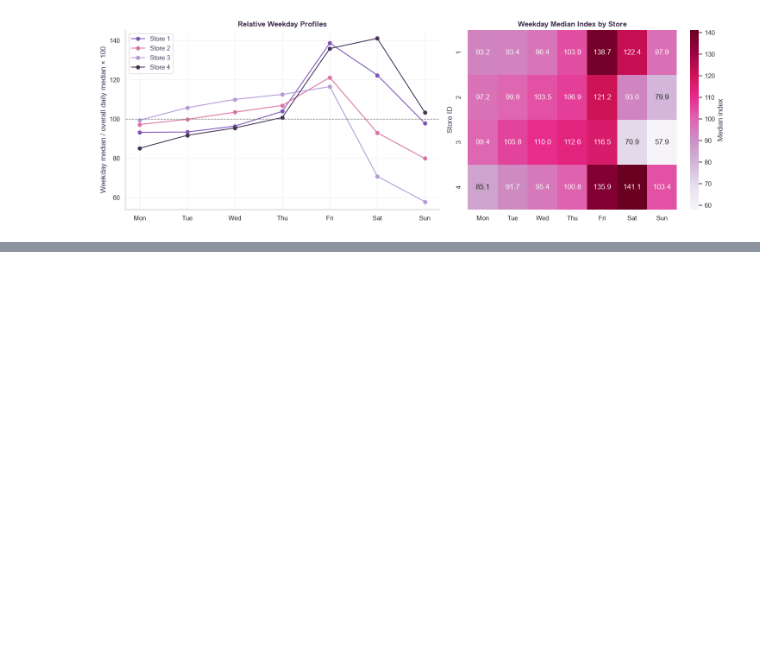
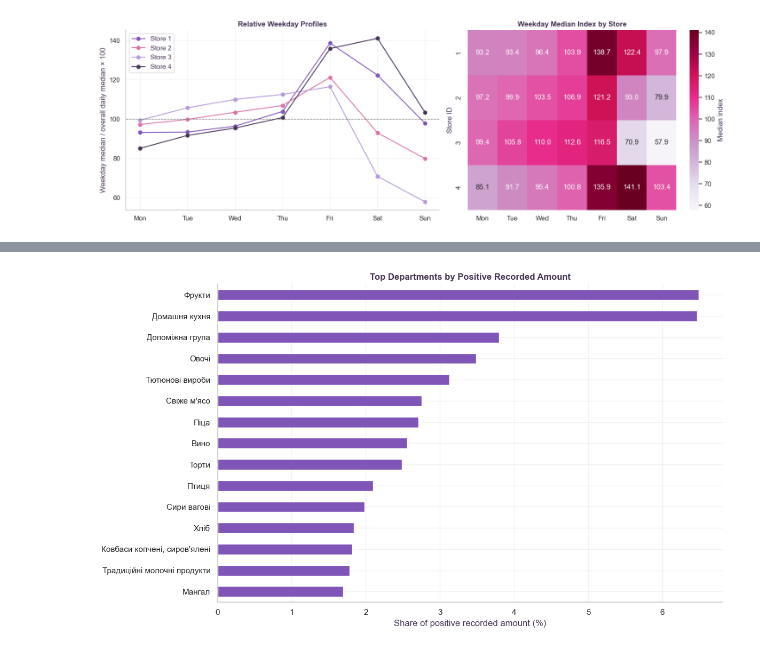
Before and after one commit to dasha-pn/forecasting-and-decision-optimization, a Jupyter notebook: notebooks/01_retail_data_audit.ipynb, the cells around one changed output, grey strips where cells are left out. Saved outputs shown, nothing was run; the diff lists cells and outputs as text; code cells hidden in the pictures; blank space fills up the shorter version.

```diff
--- a/notebooks/01_retail_data_audit.ipynb
+++ b/notebooks/01_retail_data_audit.ipynb
@@ -1175,0 +1630,78 @@ Observed days per weekday:
+# %%
+category_columns = ["dept_name", "class_name", "subclass_name"]
+
+assert catalog["item_id"].notna().all()
+assert catalog["item_id"].is_unique
+
+# Aggregate before joining to reduce memory use.
+item_amounts = (
+    sales_dev
+    .assign(
+        positive_amount=lambda d: d["sum_total"].clip(lower=0),
+        negative_amount=lambda d: d["sum_total"].clip(upper=0),
+    )
+    .groupby("item_id", observed=True)
+    .agg(
+        sales_rows=("sum_total", "size"),
+        net_amount=("sum_total", "sum"),
+        positive_amount=("positive_amount", "sum"),
+        negative_amount=("negative_amount", "sum"),
+    )
+    .reset_index()
+)
+
+item_categories = item_amounts.merge(
+    catalog[["item_id", *category_columns]],
+    on="item_id",
+    how="left",
+    validate="one_to_one",
+    indicator=True,
+)
+
+assert len(item_categories) == len(item_amounts)
+assert np.isclose(
+    item_categories["net_amount"].sum(),
+    sales_dev["sum_total"].sum(),
+)
+
+for column in category_columns:
+    item_categories[column] = (
+        item_categories[column].fillna("__UNKNOWN__")
+    )
+
+category_summary = (
+    item_categories
+    .groupby("dept_name", observed=True)
+    .agg(
+        items=("item_id", "size"),
+        sales_rows=("sales_rows", "sum"),
+        positive_amount=("positive_amount", "sum"),
+        negative_amount=("negative_amount", "sum"),
+        net_amount=("net_amount", "sum"),
+    )
+    .sort_values("positive_amount", ascending=False)
+)
+
+category_summary["positive_amount_share_pct"] = (
+    100 * category_summary["positive_amount"]
+    / category_summary["positive_amount"].sum()
+)
+
+display(category_summary.head(15))
+display(category_summary.loc[
+    category_summary.index == "__UNKNOWN__"
+])
+
+fig, ax = plt.subplots(figsize=(12, 7))
+
+category_summary.head(15)["positive_amount_share_pct"].sort_values().plot.barh(
+    ax=ax,
+    color=COLORS["purple"],
+)
+
+ax.set_title("Top Departments by Positive Recorded Amount")
+ax.set_xlabel("Share of positive recorded amount (%)")
+ax.set_ylabel("")
+plt.tight_layout()
+plt.show()
+# %% [output]
@@ -1175,0 +1728 @@ Observed days per weekday:
+[figure, added]
```
Also changed, not shown: parts of 30 cells of this notebook.
